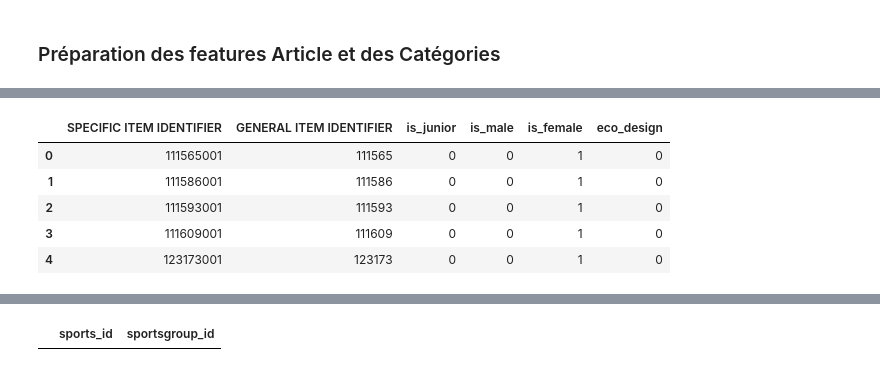
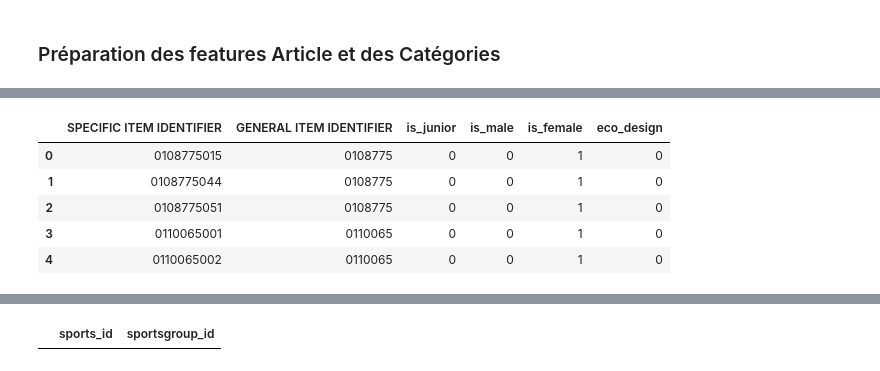
Before and after one commit to treb93/pyhm, a Jupyter notebook: prepare_gnn_data.ipynb, the cells around one changed output, grey strips where cells are left out. Saved outputs shown, nothing was run; the diff lists cells and outputs as text; code cells hidden in the pictures.

```diff
--- a/prepare_gnn_data.ipynb
+++ b/prepare_gnn_data.ipynb
@@ -105,3 +145,8 @@ customer_sports.head()
 |  | CUSTOMER IDENTIFIER | sport_id |
 # %% [markdown]
 ### Préparation des features Article et des Catégories
+# %%
+sampled_article_ids = pd.Series(
+    transactions['SPECIFIC ITEM IDENTIFIER'].unique()
+).rename('SPECIFIC ITEM IDENTIFIER')
+sampled_article_ids
@@ -108,13 +166,11 @@ customer_sports.head()
 # %%
-articles = pd.read_pickle('pickles/articles')
+articles = pd.read_pickle('pickles/articles.pkl')
 # %%
 articles.rename({
     "article_id": 'SPECIFIC ITEM IDENTIFIER',
 }, axis = 1, inplace = True)
-# %%
-user_items = pd.read_pickle("pickles/gnn_user_item.pkl")
-item_ids = pd.Series(user_items['SPECIFIC ITEM IDENTIFIER'].unique()).rename('SPECIFIC ITEM IDENTIFIER')
-articles = articles.merge(item_ids, how = "inner", on = "SPECIFIC ITEM IDENTIFIER")
+# %%
+articles = articles.merge(sampled_article_ids, how = "inner", on = "SPECIFIC ITEM IDENTIFIER")
 # %%
 articles['GENERAL ITEM IDENTIFIER'] = articles['product_code']
 # %%
@@ -125,14 +181,14 @@ articles['is_female'] = np.where(articles['index_group_no'] == 1, 1, 0)
 articles['eco_design'] = np.where(articles['index_group_no'] == 2, 1, 0)
 # %%
 item_feats = articles[['SPECIFIC ITEM IDENTIFIER', 'GENERAL ITEM IDENTIFIER', 'is_junior', 'is_male', 'is_female', 'eco_design']]
-item_feats.to_pickle("pickles/gnn_item_features.pkl")
+item_feats.to_pickle("pickles/gnn_item_features_complete.pkl")
 item_feats.head()
 # %% [output]
 |  | SPECIFIC ITEM IDENTIFIER | GENERAL ITEM IDENTIFIER | is_junior | is_male | is_female | eco_design |
-| 0 | 111565001 | 111565 | 0 | 0 | 1 | 0 |
-| 1 | 111586001 | 111586 | 0 | 0 | 1 | 0 |
-| 2 | 111593001 | 111593 | 0 | 0 | 1 | 0 |
-| 3 | 111609001 | 111609 | 0 | 0 | 1 | 0 |
-| 4 | 123173001 | 123173 | 0 | 0 | 1 | 0 |
+| 0 | 0108775015 | 0108775 | 0 | 0 | 1 | 0 |
+| 1 | 0108775044 | 0108775 | 0 | 0 | 1 | 0 |
+| 2 | 0108775051 | 0108775 | 0 | 0 | 1 | 0 |
+| 3 | 0110065001 | 0110065 | 0 | 0 | 1 | 0 |
+| 4 | 0110065002 | 0110065 | 0 | 0 | 1 | 0 |
 # %%
 # Extraction des catégories
```
Also changed, not shown: parts of 39 cells of this notebook, 14 other files.
